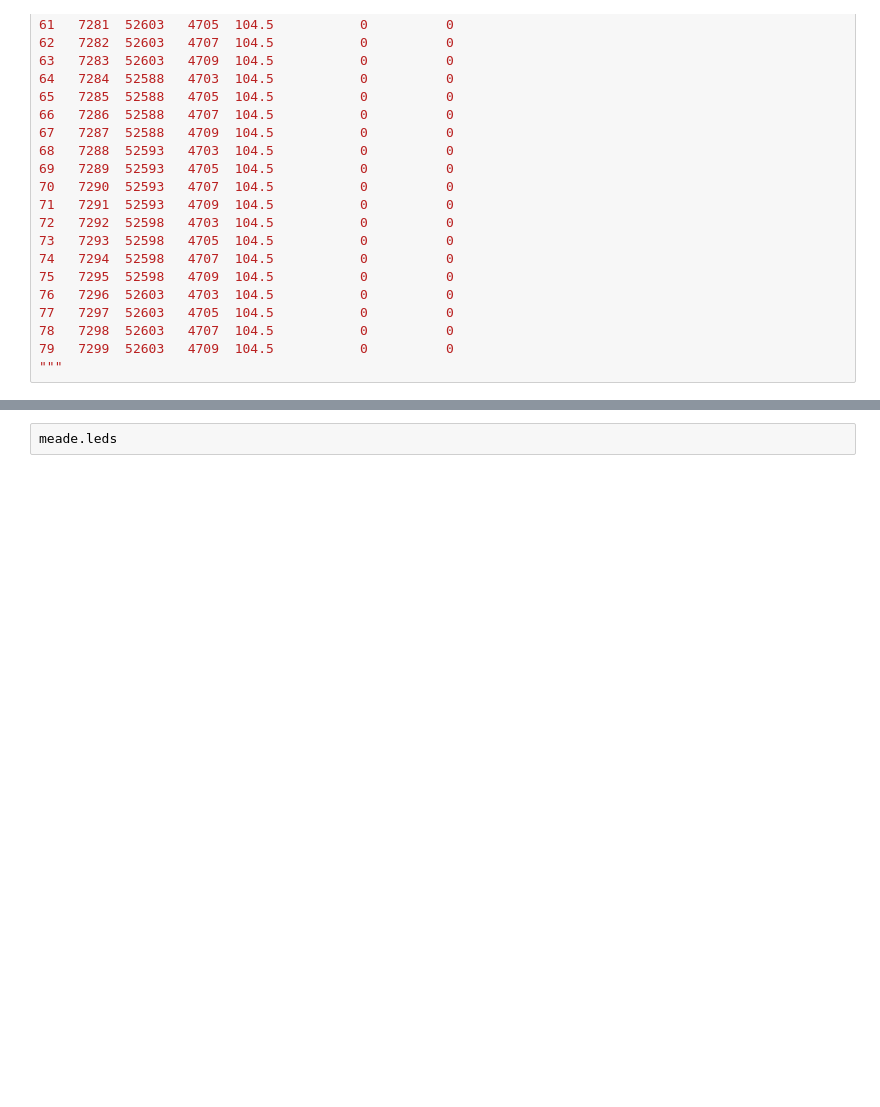
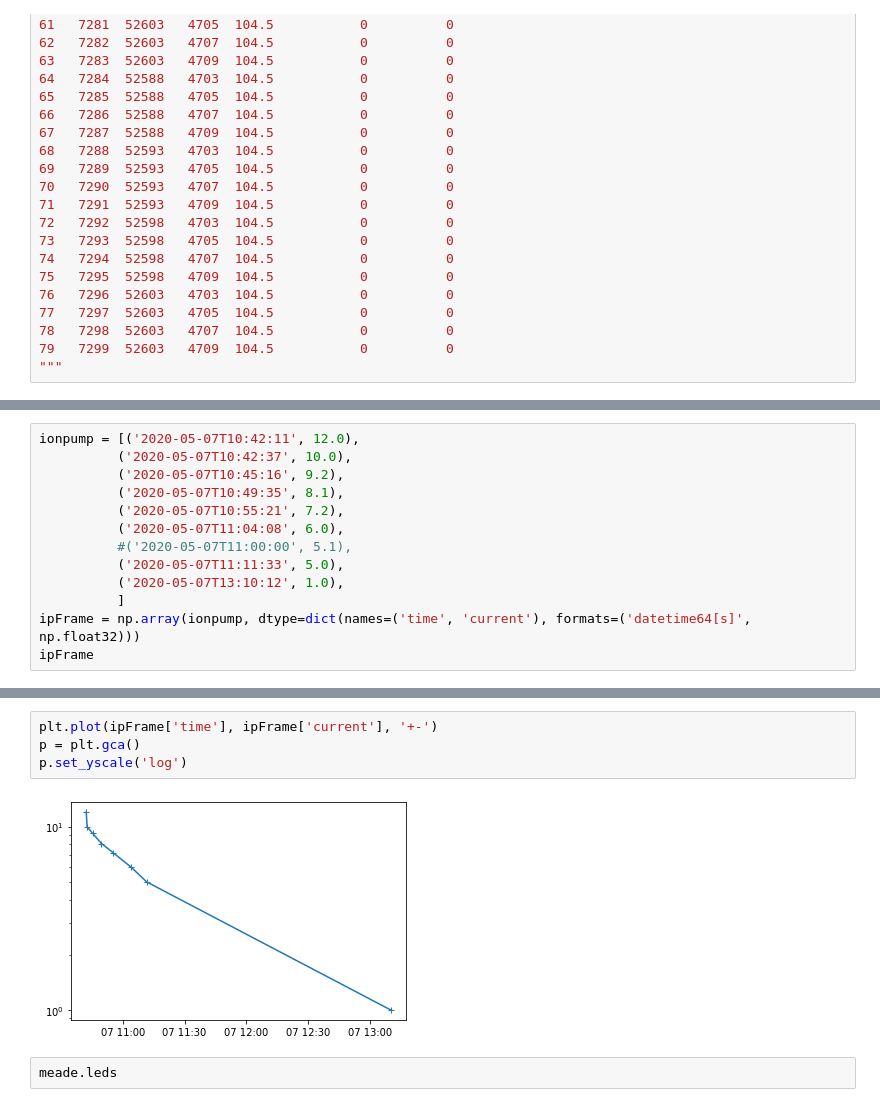
Before and after one commit to CraigLoomis/ics_hxutils, a Jupyter notebook: notebooks/dithers.ipynb, the cells around one changed output, grey strips where cells are left out. Saved outputs shown, nothing was run; the diff lists cells and outputs as text; blank space fills up the shorter version.

```diff
--- a/notebooks/dithers.ipynb
+++ b/notebooks/dithers.ipynb
@@ -292,0 +286,13 @@ newFrames = pd.concat([newFrames1, newFrames2], ignore_index=True).copy()
+# %%
+ionpump = [('2020-05-07T10:42:11', 12.0),
+          ('2020-05-07T10:42:37', 10.0),
+          ('2020-05-07T10:45:16', 9.2),
+          ('2020-05-07T10:49:35', 8.1),
+          ('2020-05-07T10:55:21', 7.2),
+          ('2020-05-07T11:04:08', 6.0),
+          #('2020-05-07T11:00:00', 5.1),
+          ('2020-05-07T11:11:33', 5.0),
+          ('2020-05-07T13:10:12', 1.0),
+          ]
+ipFrame = np.array(ionpump, dtype=dict(names=('time', 'current'), formats=('datetime64[s]', np.float32)))
+ipFrame
@@ -293,3 +305,9 @@ newFrames = pd.concat([newFrames1, newFrames2], ignore_index=True).copy()
+# %%
+plt.plot(ipFrame['time'], ipFrame['current'], '+-')
+p = plt.gca()
+p.set_yscale('log')
+# %% [output]
+[figure, added]
 # %%
 meade.leds
 # %% [output]
```
Also changed, not shown: parts of 29 cells of this notebook, 1 other file.
